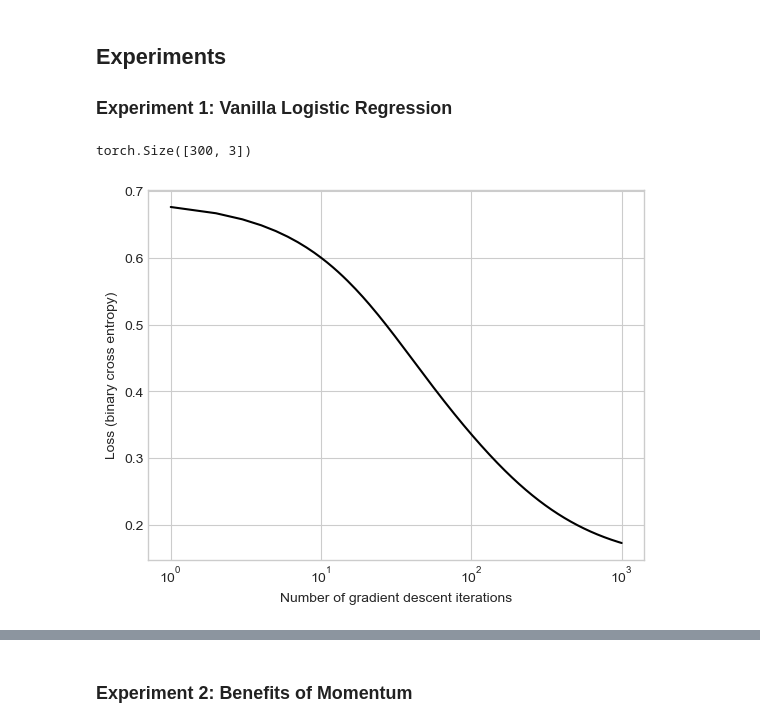
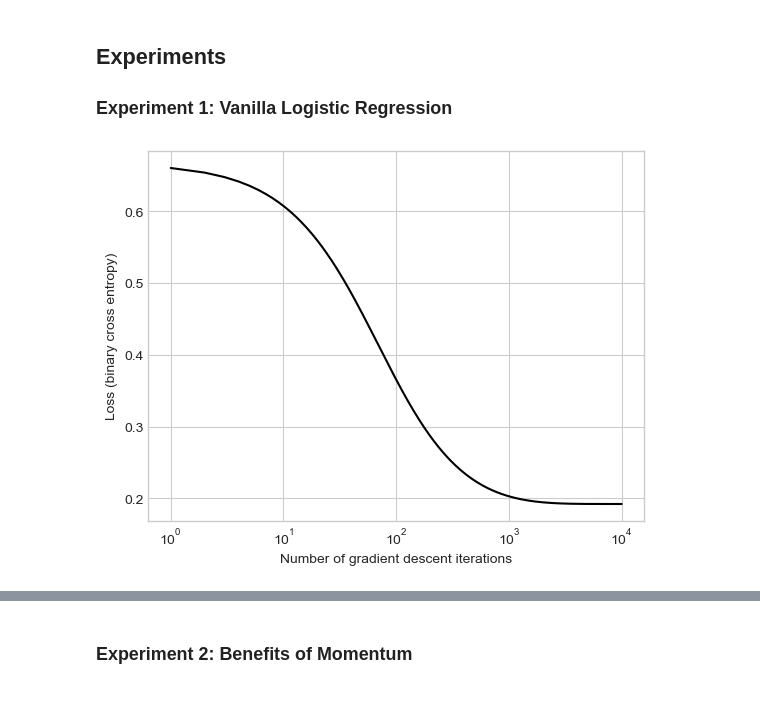
Before and after one commit to EpicET/EpicET.github.io, a Jupyter notebook: posts/blog5/index.ipynb, the cells around one changed output, grey strips where cells are left out. Drawn from its saved outputs; the diff is of its cells as text; code cells hidden in the pictures; blank space fills up the shorter version.

```diff
--- a/posts/blog5/index.ipynb
+++ b/posts/blog5/index.ipynb
@@ -59,30 +61,24 @@ def draw_line(w, X, y, x_min, x_max, **kwargs):
 ## Experiments
 
 ### Experiment 1: Vanilla Logistic Regression
-# %%
-print(X.shape)
-# %% [output]
-torch.Size([300, 3])
 # %%
 LR = LogisticRegression()
 opt = GradientDescentOptimizer(LR)
 
 loss_vec = []
 
-for _ in range(1000):
-
+for _ in range(10000):
     loss = LR.loss(X, y)
     loss_vec.append(loss)
 
-    # add other stuff to e.g. keep track of the loss over time.
     opt.step(X, y, alpha = 0.1, beta = 0)
 
 
 plt.plot(torch.arange(1, len(loss_vec)+1), loss_vec, color = "black")
 plt.semilogx()
 labs = plt.gca().set(xlabel = "Number of gradient descent iterations", ylabel = "Loss (binary cross entropy)")
 # %% [output]
-[figure, old version]
+[figure, new version]
 # %%
 draw_line(opt.model.w, X, y, x_min = -0.5, x_max = 1.5, color = "black", linestyle = "dashed")
 # %% [output]
```
Also changed, not shown: parts of 28 cells of this notebook, 2 other files.
